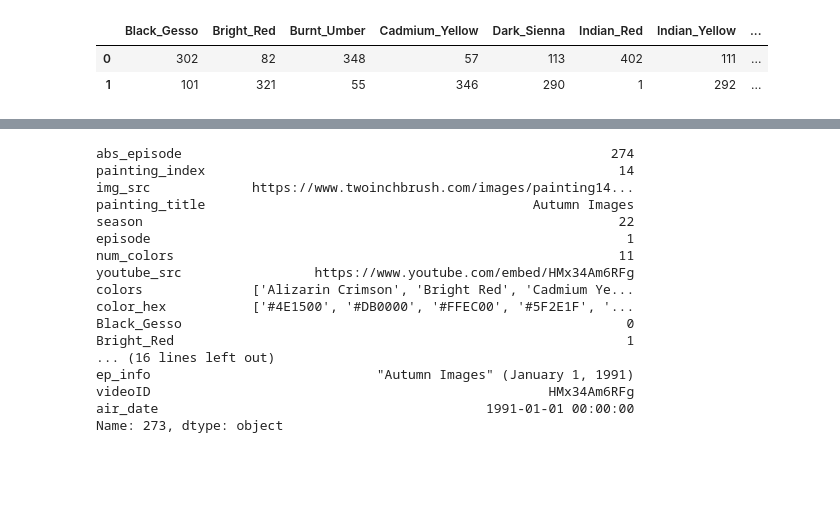
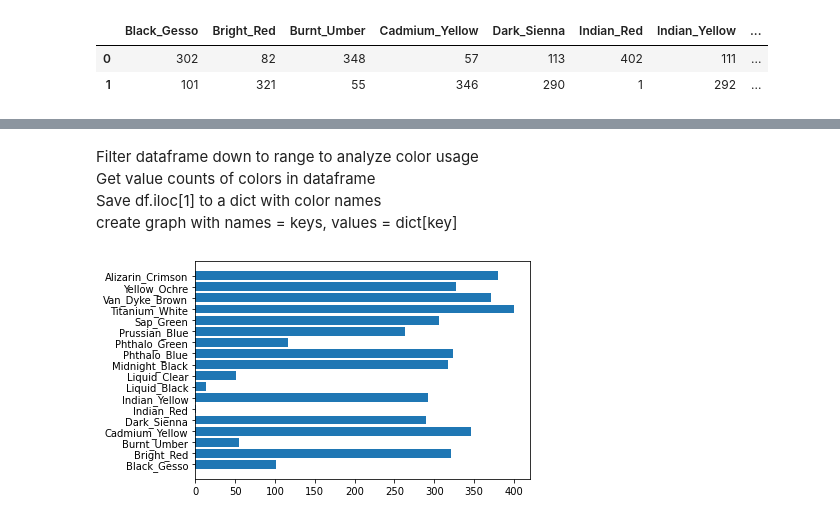
Before and after one commit to tyleretheridge/CabinChance, a Jupyter notebook: notebooks/painting_analysis.ipynb, the cells around one changed output, grey strips where cells are left out. Drawn from its saved outputs; the diff is of its cells as text; code cells hidden in the pictures; blank space fills up the shorter version.

Commit message:
Devise way to graph color selections

```diff
--- a/notebooks/painting_analysis.ipynb
+++ b/notebooks/painting_analysis.ipynb
@@ -130,7 +130,8 @@ color_df = df[paint_colors]
 # 0 = Not present
 # 1 = Present
 # Black Geso is present in 101 paintings
-color_df.apply(pd.Series.value_counts)
+counted_colors_df = color_df.apply(pd.Series.value_counts)
+counted_colors_df
 # %% [output]
 |  | Black_Gesso | Bright_Red | Burnt_Umber | Cadmium_Yellow | Dark_Sienna | Indian_Red | Indian_Yellow | ... |
 | 0 | 302 | 82 | 348 | 57 | 113 | 402 | 111 | ... |
@@ -149,20 +139,15 @@ df.loc[df['Indian_Red'] == 1]
-# %%
-df.loc[273]
-# %% [output]
-abs_episode                                                       274
-painting_index                                                     14
-img_src             https://www.twoinchbrush.com/images/painting14...
-painting_title                                          Autumn Images
-season                                                             22
-episode                                                             1
-num_colors                                                         11
-youtube_src                 https://www.youtube.com/embed/HMx34Am6RFg
-colors              ['Alizarin Crimson', 'Bright Red', 'Cadmium Ye...
-color_hex           ['#4E1500', '#DB0000', '#FFEC00', '#5F2E1F', '...
-Black_Gesso                                                         0
-Bright_Red                                                          1
-... (16 lines left out)
-ep_info                             "Autumn Images" (January 1, 1991)
-videoID                                                   HMx34Am6RFg
-air_date                                          1991-01-01 00:00:00
-Name: 273, dtype: object
+# %% [markdown]
+Filter dataframe down to range to analyze color usage
+Get value counts of colors in dataframe
+Save df.iloc[1] to a dict with color names
+create graph with names = keys, values = dict[key]
+# %%
+# Try graphing from a dict
+graphing_dict = counted_colors_df.to_dict('records')[1]
+
+# what does graphing from a dict achieve in terms of advantages?
+plt.figure()
+plt.barh(*zip(*graphing_dict.items()))
+plt.show()
+# %% [output]
+[figure, added]
```
Also changed, not shown: parts of 7 cells of this notebook.
